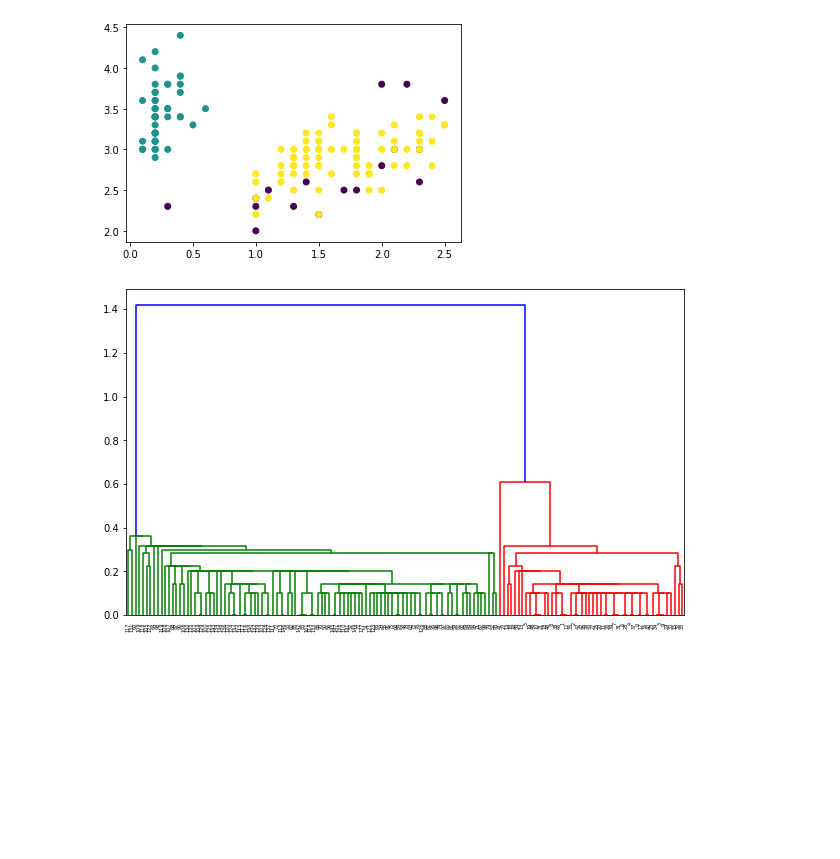
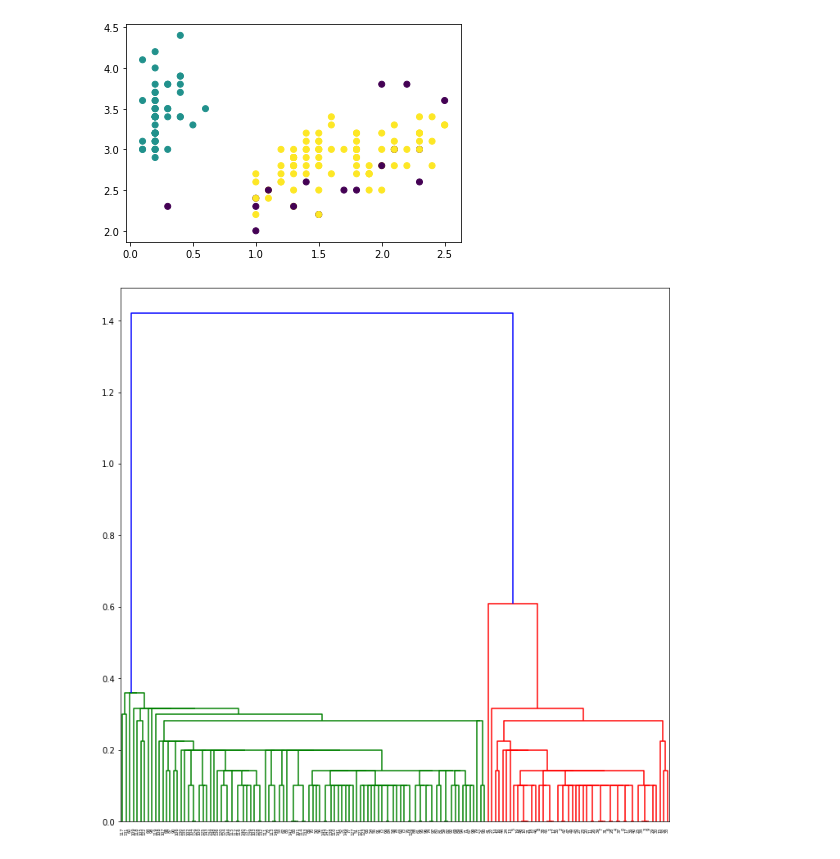
Before and after one commit to avani1998/Data-Mining-Lab, a Jupyter notebook: PartB.ipynb, the cells around one changed output. Saved outputs shown, nothing was run; the diff lists cells and outputs as text; code cells hidden in the pictures; blank space fills up the shorter version.

```diff
--- a/PartB.ipynb
+++ b/PartB.ipynb
@@ -415,12 +473,11 @@ plt.scatter(X[:,3], X[:,1], c=y)
 # %%
 from scipy.cluster.hierarchy import dendrogram, linkage
 
 links = linkage(X[:, 1:3], 'single')
 
-plt.figure(figsize=(10, 6))
+plt.figure(figsize=(12, 12))
 
-dendrogram(links, orientation='top', distance_sort='descending', show_leaf_counts=True)
-
+dendrogram(links)
 plt.show()
 # %% [output]
-[figure, old version]
+[figure, new version]
```
Also changed, not shown: parts of 28 cells of this notebook.
